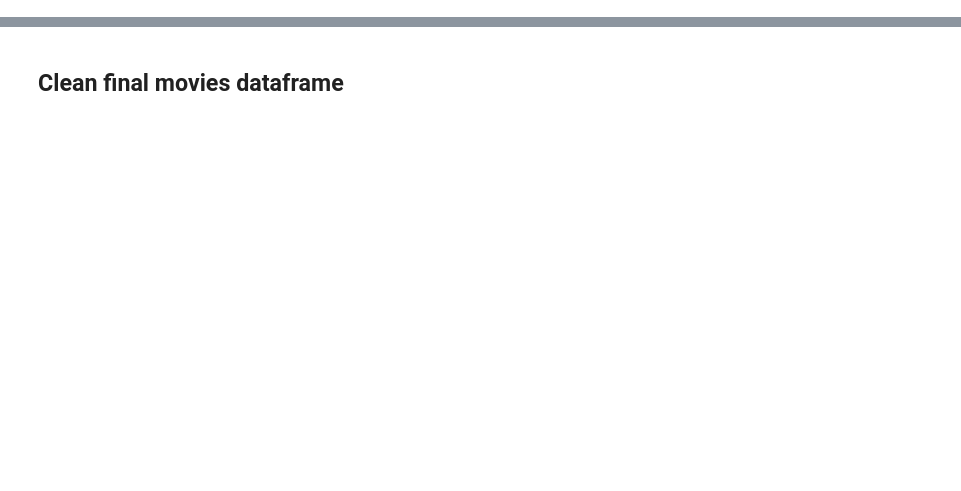
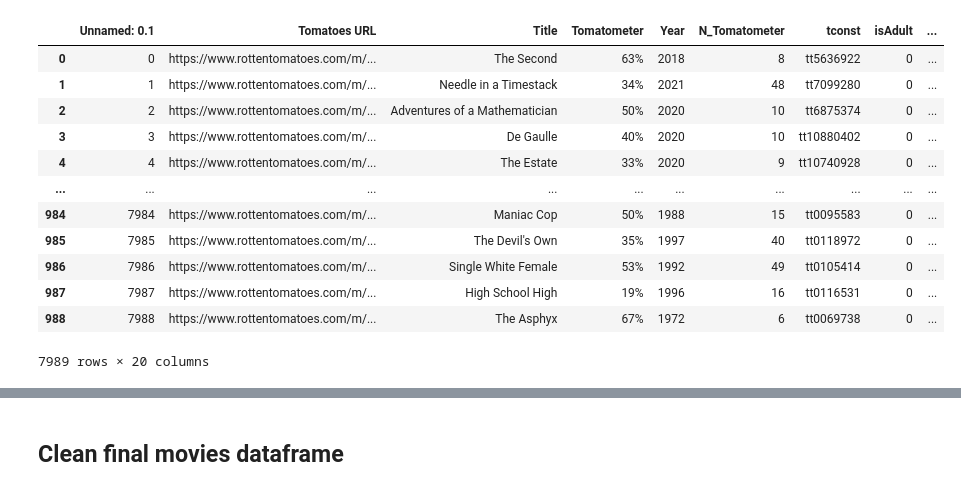
Before and after one commit to ericajstevenson/METIS_projects, a Jupyter notebook: M2 - Movie Profit Analysis/3. Dataframe merges and data cleaning.ipynb, the cells around one changed output, grey strips where cells are left out. Saved outputs shown, nothing was run; the diff lists cells and outputs as text; code cells hidden in the pictures; blank space fills up the shorter version.

```diff
--- a/M2 - Movie Profit Analysis/3. Dataframe merges and data cleaning.ipynb
+++ b/M2 - Movie Profit Analysis/3. Dataframe merges and data cleaning.ipynb
@@ -5,9 +5,28 @@ import numpy as np
 # Display full column width (for the links)
 pd.set_option('display.max_colwidth', None)
 # %%
-DF1 = pd.read_csv ('full_0_1999.csv',index_col=[0])
-DF2 = pd.read_csv ('full_2000_2999.csv',index_col=[0])
-DF3 = pd.read_csv ('full_3000_4999.csv',index_col=[0])
-DF4 = pd.read_csv ('full_5000_6999.csv',index_col=[0])
-DF5 = pd.read_csv ('full_7000_7990.csv',index_col=[0])
+def read_csvs(filelist):
+    df = pd.DataFrame()
+    for file in filelist:
+        sub_df = pd.read_csv(file, index_col=[0])
+        df = pd.concat([df,sub_df])
+    return df
+# %%
+filelist = ['full_0_1999.csv', 'full_2000_2999.csv', 'full_3000_4999.csv', 'full_5000_6999.csv', 'full_7000_7990.csv']
+df = read_csvs(filelist)
+df
+# %% [output]
+|  | Unnamed: 0.1 | Tomatoes URL | Title | Tomatometer | Year | N_Tomatometer | tconst | isAdult | ... |
+| 0 | 0 | https://www.rottentomatoes.com/m/... | The Second | 63% | 2018 | 8 | tt5636922 | 0 | ... |
+| 1 | 1 | https://www.rottentomatoes.com/m/... | Needle in a Timestack | 34% | 2021 | 48 | tt7099280 | 0 | ... |
+| 2 | 2 | https://www.rottentomatoes.com/m/... | Adventures of a Mathematician | 50% | 2020 | 10 | tt6875374 | 0 | ... |
+| 3 | 3 | https://www.rottentomatoes.com/m/... | De Gaulle | 40% | 2020 | 10 | tt10880402 | 0 | ... |
+| 4 | 4 | https://www.rottentomatoes.com/m/... | The Estate | 33% | 2020 | 9 | tt10740928 | 0 | ... |
+| ... | ... | ... | ... | ... | ... | ... | ... | ... | ... |
+| 984 | 7984 | https://www.rottentomatoes.com/m/... | Maniac Cop | 50% | 1988 | 15 | tt0095583 | 0 | ... |
+| 985 | 7985 | https://www.rottentomatoes.com/m/... | The Devil's Own | 35% | 1997 | 40 | tt0118972 | 0 | ... |
+| 986 | 7986 | https://www.rottentomatoes.com/m/... | Single White Female | 53% | 1992 | 49 | tt0105414 | 0 | ... |
+| 987 | 7987 | https://www.rottentomatoes.com/m/... | High School High | 19% | 1996 | 16 | tt0116531 | 0 | ... |
+| 988 | 7988 | https://www.rottentomatoes.com/m/... | The Asphyx | 67% | 1972 | 6 | tt0069738 | 0 | ... |
+7989 rows × 20 columns
 # %%
```
Also changed, not shown: parts of 5 cells of this notebook.
